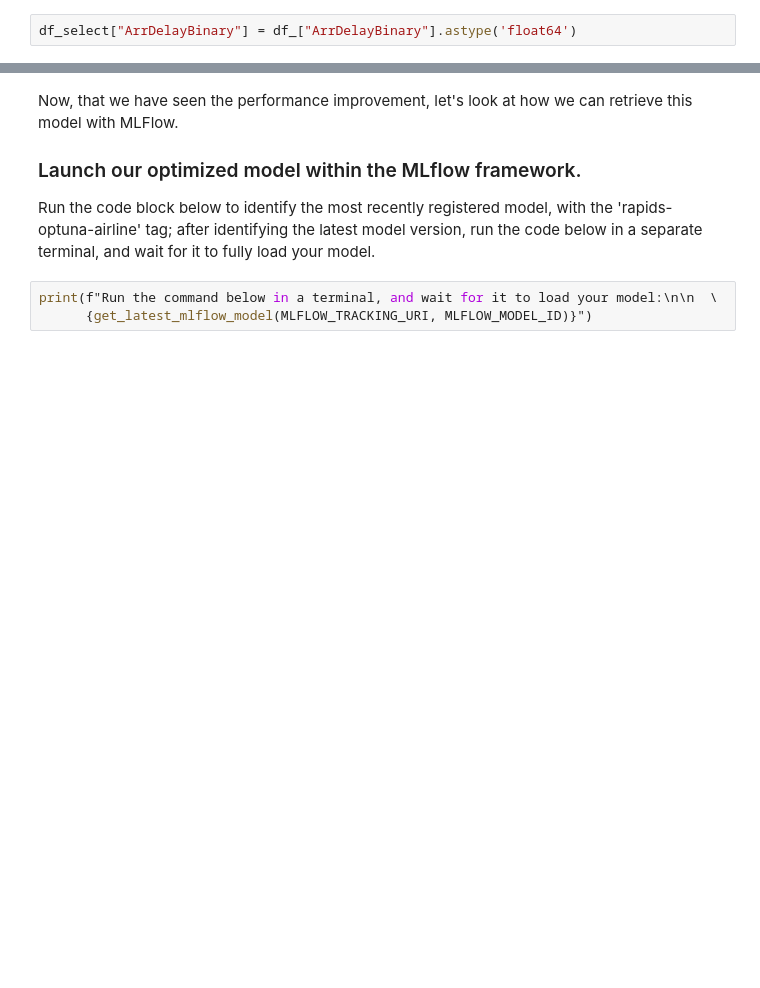
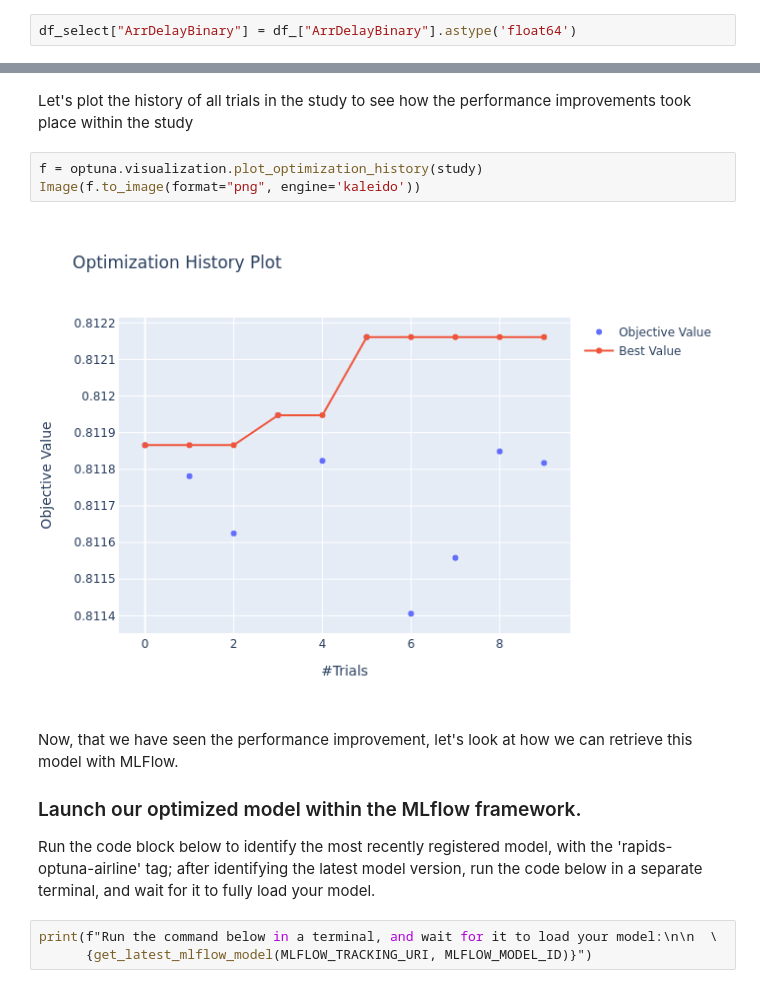
Before and after one commit to rapidsai/cloud-ml-examples, a Jupyter notebook: optuna/notebooks/RAPIDS_xfeat_Optuna.ipynb, the cells around one changed output, grey strips where cells are left out. Saved outputs shown, nothing was run; the diff lists cells and outputs as text; blank space fills up the shorter version.

```diff
--- a/optuna/notebooks/RAPIDS_xfeat_Optuna.ipynb
+++ b/optuna/notebooks/RAPIDS_xfeat_Optuna.ipynb
@@ -454,3 +453,10 @@ We see that GPU runs are faster for 100,000 rows and we are able to obtain speed
+# %% [markdown]
+Let's plot the history of all trials in the study to see how the performance improvements took place within the study
+# %%
+f = optuna.visualization.plot_optimization_history(study)
+Image(f.to_image(format="png", engine='kaleido'))
+# %% [output]
+[figure, added]
 # %% [markdown]
 Now, that we have seen the performance improvement, let's look at how we can retrieve this model with MLFlow.
 
```
Also changed, not shown: parts of 15 cells of this notebook.
